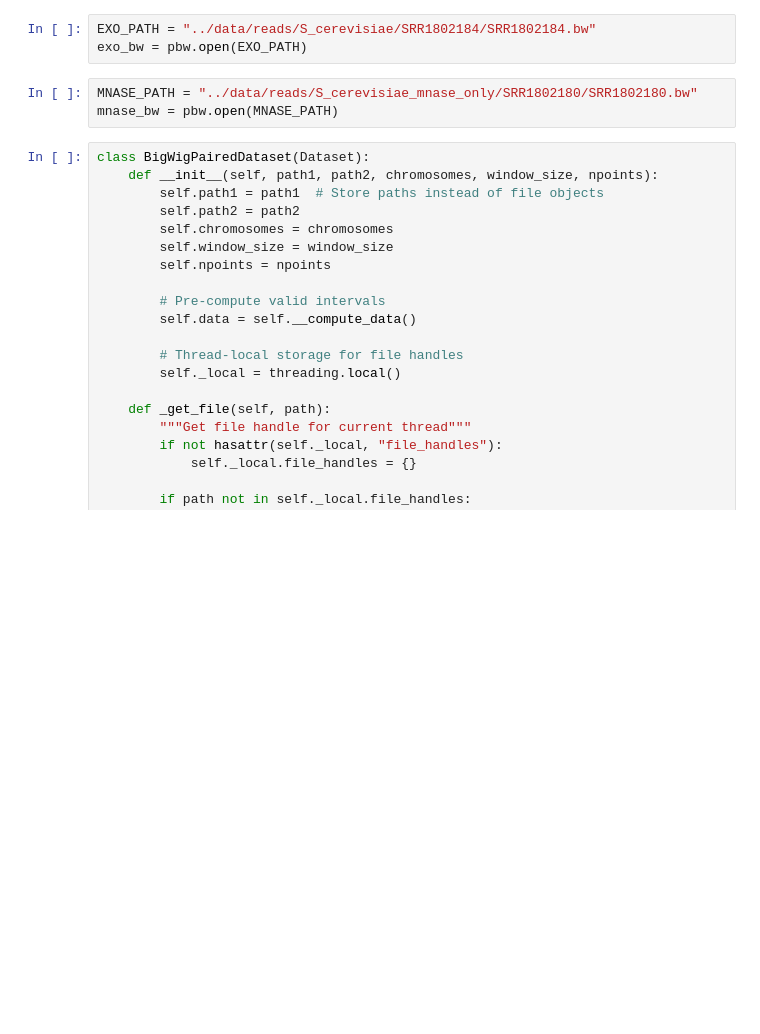
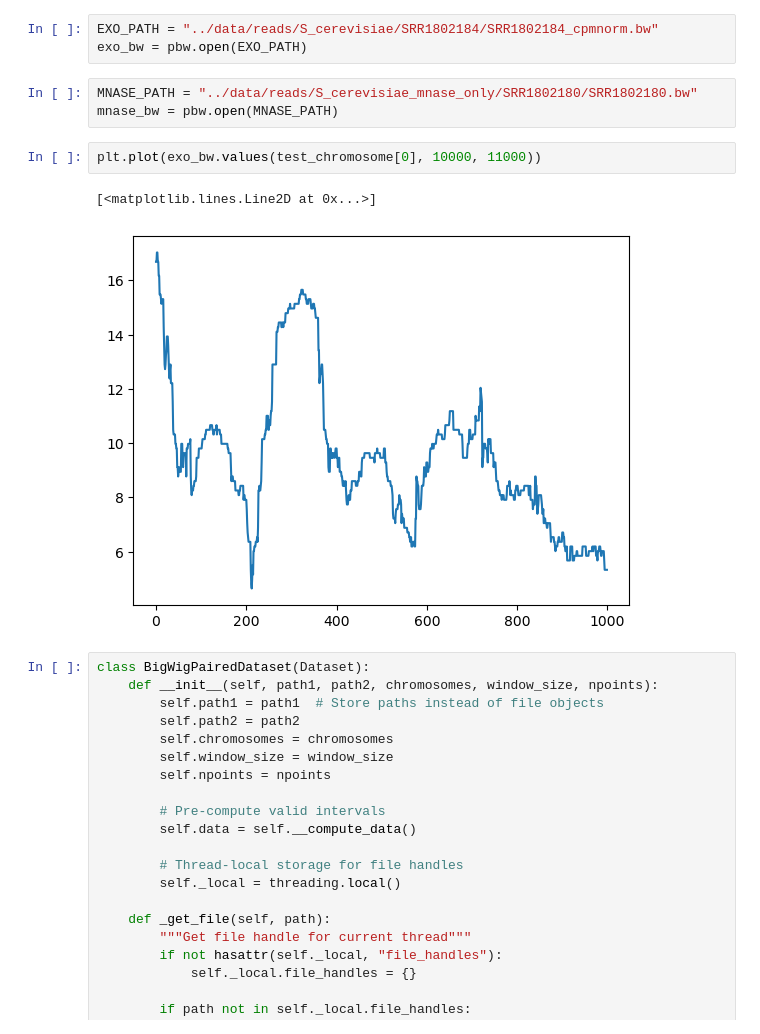
Before and after one commit to intbio/NucDPosIT, a Jupyter notebook: notebooks/train_autoencoder.ipynb, the cells around one changed output. Drawn from its saved outputs; the diff is of its cells as text; blank space fills up the shorter version.

```diff
--- a/notebooks/train_autoencoder.ipynb
+++ b/notebooks/train_autoencoder.ipynb
@@ -19,11 +19,16 @@ from tqdm.auto import tqdm
 LOGDIR = "../data/logdir/tensorboards/"
 writer = SummaryWriter(LOGDIR)
 # %%
-EXO_PATH = "../data/reads/S_cerevisiae/SRR1802184/SRR1802184.bw"
+EXO_PATH = "../data/reads/S_cerevisiae/SRR1802184/SRR1802184_cpmnorm.bw"
 exo_bw = pbw.open(EXO_PATH)
 # %%
 MNASE_PATH = "../data/reads/S_cerevisiae_mnase_only/SRR1802180/SRR1802180.bw"
 mnase_bw = pbw.open(MNASE_PATH)
+# %%
+plt.plot(exo_bw.values(test_chromosome[0], 10000, 11000))
+# %% [output]
+[<matplotlib.lines.Line2D at 0x...>]
+[figure, added]
 # %%
 class BigWigPairedDataset(Dataset):
     def __init__(self, path1, path2, chromosomes, window_size, npoints):
```
Also changed, not shown: parts of 16 cells of this notebook, 2 other files.
